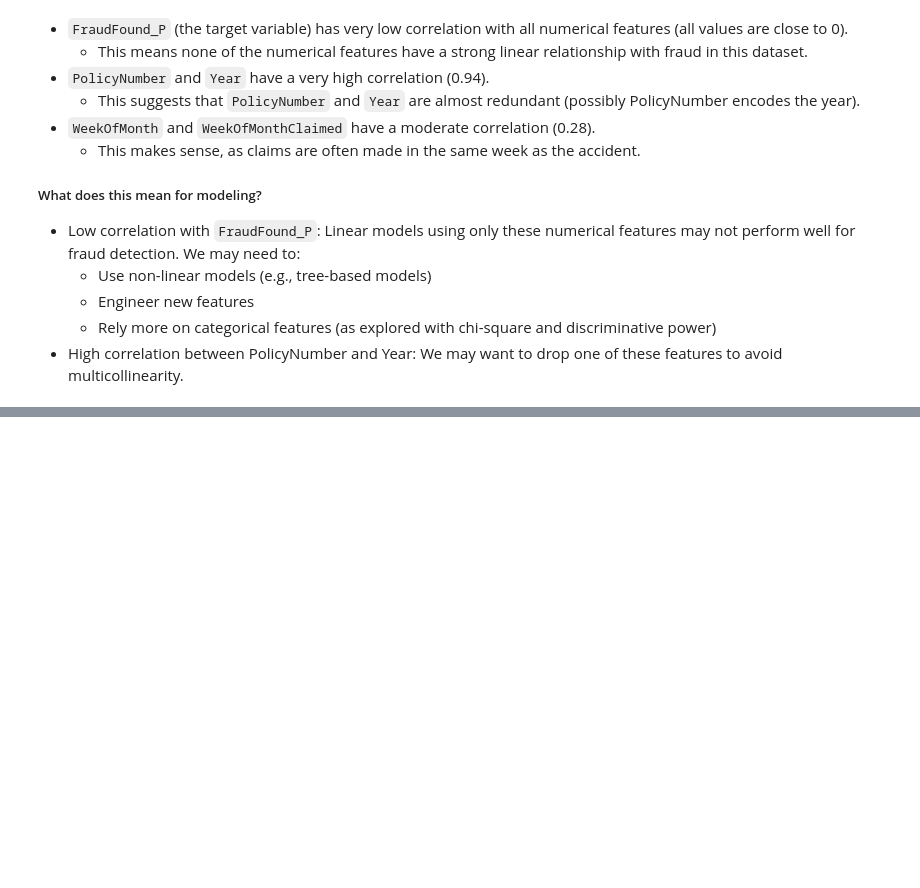
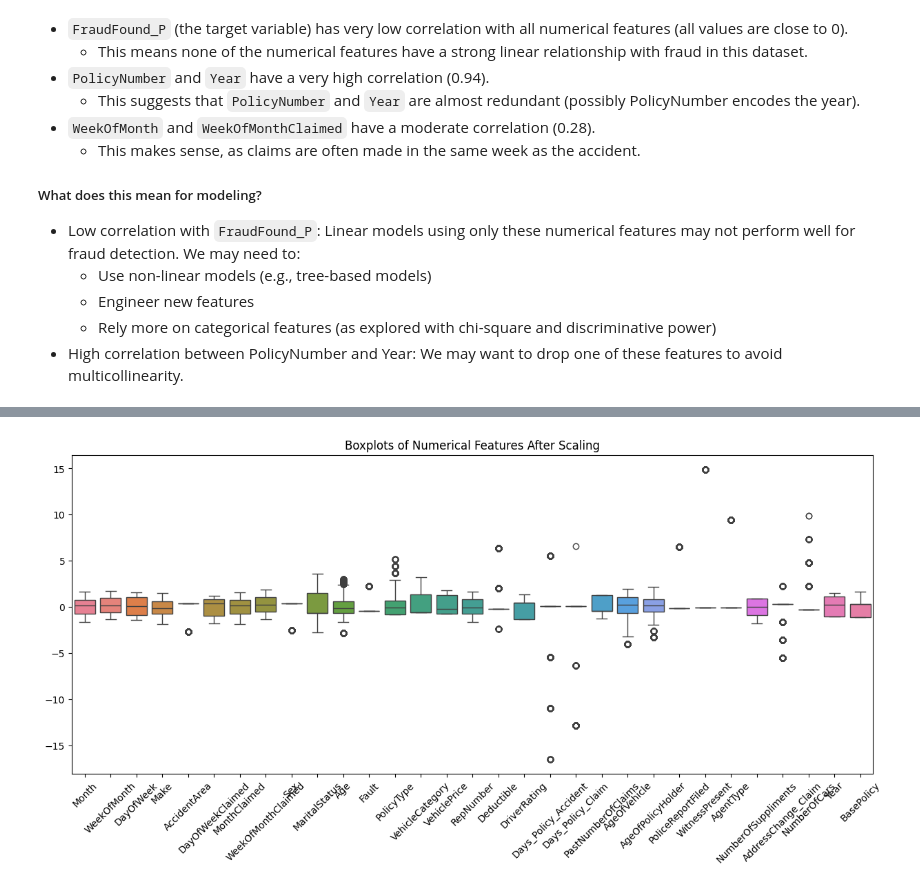
Before and after one commit to ghsaberr/claims-fraud-detection, a Jupyter notebook: claims-fraud-detection.ipynb, the cells around one changed output, grey strips where cells are left out. Cells and saved outputs as stored; diff of their text form; code cells hidden in the pictures; blank space fills up the shorter version.

```diff
--- a/claims-fraud-detection.ipynb
+++ b/claims-fraud-detection.ipynb
@@ -455,0 +523,3 @@ Name: FraudFound_P, dtype: float64
+# %%
+# Remove PolicyNumber column
+X_resampled = X_resampled.drop('PolicyNumber', axis=1)
@@ -455,0 +528,13 @@ Name: FraudFound_P, dtype: float64
+# %%
+# Scale/normalize numerical features
+from sklearn.preprocessing import StandardScaler
+
+# Identify numerical columns
+numerical_cols = X_resampled.select_dtypes(include=['int64', 'float64']).columns
+
+# Scale numerical features
+scaler = StandardScaler()
+X_resampled[numerical_cols] = scaler.fit_transform(X_resampled[numerical_cols])
+
+print('Numerical features after scaling:')
+display(X_resampled[numerical_cols].head())
@@ -455,0 +550,9 @@ Name: FraudFound_P, dtype: float64
+# %%
+# Boxplots of scaled features
+plt.figure(figsize=(15, 6))
+sns.boxplot(data=X_resampled[numerical_cols])
+plt.title('Boxplots of Numerical Features After Scaling')
+plt.xticks(rotation=45)
+plt.show()
+# %% [output]
+[figure, added]
```
Also changed, not shown: parts of 7 cells of this notebook.
